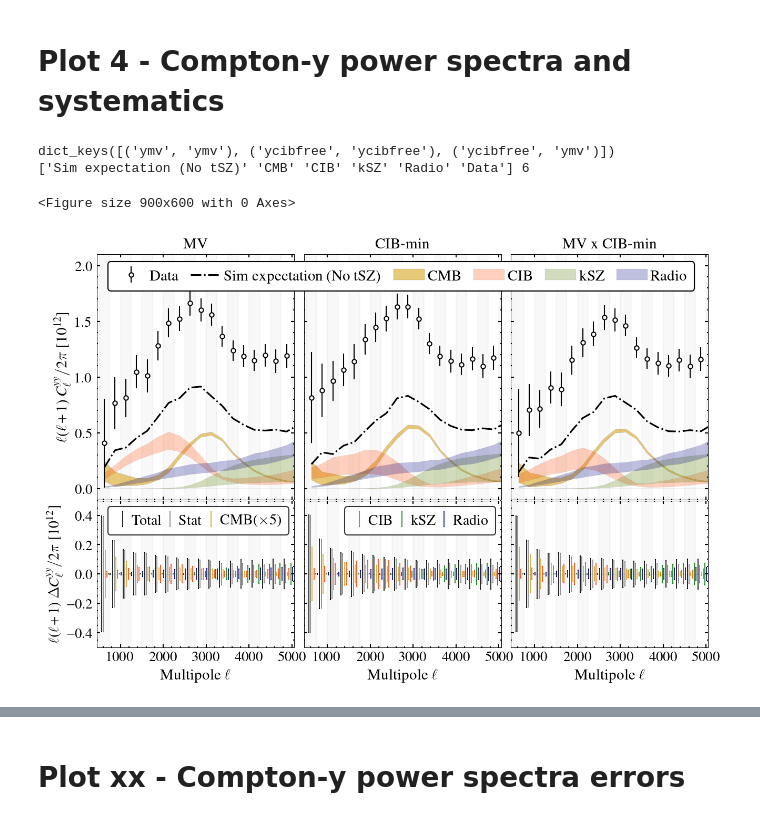
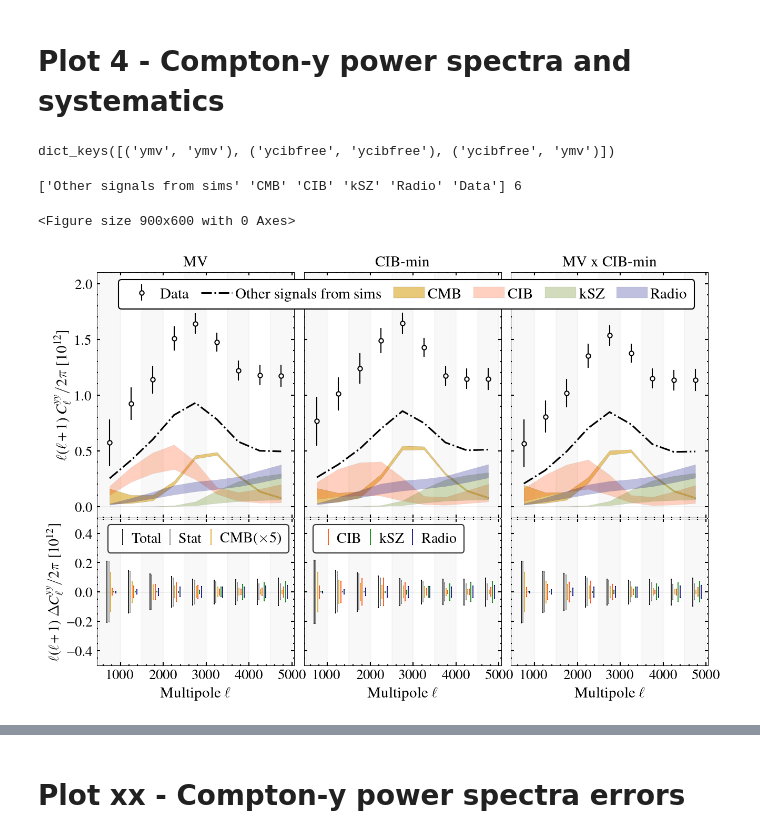
Before and after one commit to sriniraghunathan/tSZ_2pt_SPT_SPIRE, a Jupyter notebook: read_files_and_make_plots.ipynb, the cells around one changed output, grey strips where cells are left out. Cells and saved outputs as stored; diff of their text form; code cells hidden in the pictures.

```diff
--- a/read_files_and_make_plots.ipynb
+++ b/read_files_and_make_plots.ipynb
@@ -1043,9 +1384,19 @@ if (0):
 # %% [markdown]
 # Plot 4 - Compton-y power spectra and systematics
 # %%
-#%matplotlib notebook
-#%matplotlib inline
-fname = 'results/100d_tsz_final_estimate.npy'
+debug = False ##True #False #True
+if (0):
+    if debug:
+        %matplotlib notebook
+    else:
+        %matplotlib inline
+
+rcParams['figure.dpi'] = 150
+rcParams['figure.facecolor'] = 'white'
+
+#fname = 'results/100d_tsz_final_estimate.npy'
+#fname = 'results/power_spectra_lmin500_lmax7000_deltal250/100d_tsz_final_estimate_beamrc5.1_noslope.npy'
+fname = 'results/power_spectra_lmin500_lmax5000_deltal500/100d_tsz_final_estimate_beamrc5.1_noslope.npy'
 res_dic = np.load(fname, allow_pickle=True).item()
 print(res_dic.keys())
 
@@ -1062,14 +1413,15 @@ mulfac = 1e12
 fsval = 14
 axfsval = fsval - 1
 tr, tc = 1, 3
-if show_error_decomposition:
-    tr = 8
-    rspan = 5
-    fig = figure(figsize = (10., 6.6))
-    subplots_adjust(wspace = 0.05, hspace = 0.02)
-else:
-    fig = figure(figsize = (10., 4.1))
-    subplots_adjust(wspace = 0.05, hspace = 0.05)
+if not debug:
+    if show_error_decomposition:
+        tr = 8
+        rspan = 5
+        fig = figure(figsize = (10., 6.6))
+        subplots_adjust(wspace = 0.05, hspace = 0.02)
+    else:
+        fig = figure(figsize = (10., 4.1))
+        subplots_adjust(wspace = 0.05, hspace = 0.05)
 
 yscaleval = None
 if yscaleval is None:
@@ -1136,7 +1488,7 @@ for m1m2cntr, m1m2 in enumerate( m1_m2_ilc_comb_arr_to_plot ):
             )
 
     #plot sims
-    colorval, labval, lwval = 'black', r'Sim expectation (No tSZ)', 1.5
+    colorval, labval, lwval = 'black', r'Other signals from sims', 1.5
     plot( el_, dl_fac * cl_sim, color = colorval, label = labval, lw = lwval, ls = '-.', zorder = 50)
 
     '''
@@ -1155,6 +1507,9 @@ for m1m2cntr, m1m2 in enumerate( m1_m2_ilc_comb_arr_to_plot ):
     '''
     if (1):
         which_cib_tweak = 'cib_tweaked_spt_only_max_tweak_0.2'
+        #which_cib_tweak = 'cib_tweaked_max_tweak_0.2'
+        #which_cib_tweak = 'cib_tweaked'
+        which_cib_tweak = 'cib_tweaked_spt_only'
         which_rad_tweak = 'rad_tweaked_max_tweak_0.2'
         #systematics
         curr_cl_sys_dic = res_dic[m1m2]['cl_sys_dic']
@@ -1256,8 +1611,8 @@ for m1m2cntr, m1m2 in enumerate( m1_m2_ilc_comb_arr_to_plot ):
             ordered_handles = tmp + ordered_handles
 
             leg = legend(ordered_handles, ordered_labels, loc = 1, bbox_to_anchor = (1., 0.89),
-                   fontsize = legfsval-3, ncol = legncol, handletextpad = 0.2, columnspacing = 0.6,
-                   handlelength = 1.4, numpoints = 1,
+                   fontsize = legfsval-3, ncol = legncol, handletextpad = 0.2, columnspacing = 0.5,
+                   handlelength = 1.3, numpoints = 1,
                    framealpha = 1.)
             leg._legend_box.align = 'left'
 
@@ -1270,6 +1625,9 @@ for m1m2cntr, m1m2 in enumerate( m1_m2_ilc_comb_arr_to_plot ):
     title_val = title_dic[m1m2]
     title(title_val, fontsize = fsval)
 
+    xlim(xmin, xmax); ylim(ymin, ymax)
+    if debug: show(); sys.exit()
+
     if m1m2cntr == 0:
         ylabel(r'$\ell(\ell+1)\ C_{\ell}^{yy} / 2\pi$ [$10^{12}$]', fontsize = fsval)
     else:
@@ -1278,7 +1636,6 @@ for m1m2cntr, m1m2 in enumerate( m1_m2_ilc_comb_arr_to_plot ):
         setp(ax.get_xticklabels(), visible=False)
     else:
         xlabel(r'Multipole $\ell$', fontsize = fsval)
-    xlim(xmin, xmax); ylim(ymin, ymax)
 
 plname = 'plots/ymap_spectra_data_simulations_sys_checks'
 #plname = 'plots/ymap_spectra_data_simulations_sys_checks'
@@ -1372,34 +1729,35 @@ if show_error_decomposition:
         """
         if m1m2cntr == 2:
             legfsval = fsval# - 1
             legend(loc = 1, bbox_to_anchor = (1., 1.), fontsize = legfsval, ncol = 6, handletextpad = 0.1, columnspacing = 0.1, handlelength = 1., numpoints = 1)
         """
 
         legfsval = fsval - 0.5
         if m1m2cntr == 0:
             handles, labels = ax.get_legend_handles_labels()
             legend(handles[:3], labels[:3], loc = 1, bbox_to_anchor = (1.01, 1.01), fontsize = legfsval, ncol = 6, handletextpad = 0.1, columnspacing = 0.1, handlelength = 1., numpoints = 1)
         if m1m2cntr == 1:
             handles, labels = ax.get_legend_handles_labels()
-            legend(handles[3:], labels[3:], loc = 1, bbox_to_anchor = (1.01, 1.01), fontsize = legfsval, ncol = 6, handletextpad = 0.1, columnspacing = 0.1, handlelength = 1., numpoints = 1)
+            #legend(handles[3:], labels[3:], loc = 1, bbox_to_anchor = (1.01, 1.01), fontsize = legfsval, ncol = 6, handletextpad = 0.1, columnspacing = 0.1, handlelength = 1., numpoints = 1)
+            legend(handles[3:], labels[3:], loc = 2, bbox_to_anchor = (0.01, 1.01), fontsize = legfsval, ncol = 6, handletextpad = 0.1, columnspacing = 0.1, handlelength = 1., numpoints = 1)
 
         if m1m2cntr == 0:
             ylabel(r'$\ell(\ell+1)\ \Delta C_{\ell}^{yy} / 2\pi$ [$10^{12}$]', fontsize = fsval-0.5)
         else:
             setp(ax.get_yticklabels(), visible=False)
         xlabel(r'Multipole $\ell$', fontsize = fsval)
         xlim(xmin, xmax); ylim(-0.5, 0.5)
         ax.yaxis.set_major_locator(plt.MaxNLocator(5))
 
     ##suptitle(r'Error budgets', fontsize = fsval, y = 0.93)
     plname = '%s_plus_errors' %(plname)
 
 plname = '%s.pdf' %(plname)
 #plname = '%s.png' %(plname)
 savefig(plname, dpi = 200.)
 show()
 # %% [output]
 dict_keys([('ymv', 'ymv'), ('ycibfree', 'ycibfree'), ('ycibfree', 'ymv')])
-['Sim expectation (No tSZ)' 'CMB' 'CIB' 'kSZ' 'Radio' 'Data'] 6
-<Figure size 900x600 with 0 Axes>
+['Other signals from sims' 'CMB' 'CIB' 'kSZ' 'Radio' 'Data'] 6
+<Figure size 900x600 with 0 Axes>
-[figure, old version]
+[figure, new version]
```
Also changed, not shown: parts of 19 cells of this notebook.
